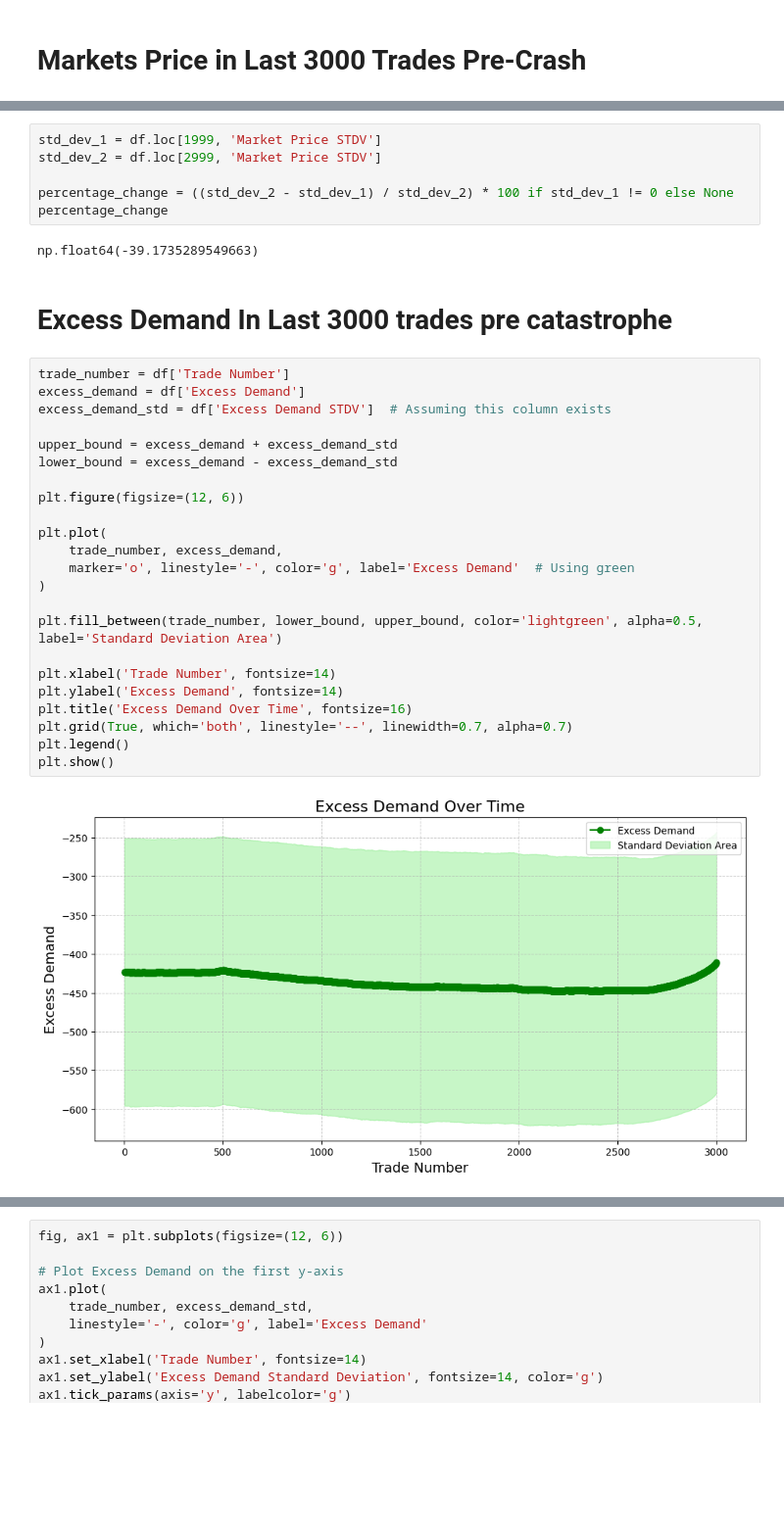
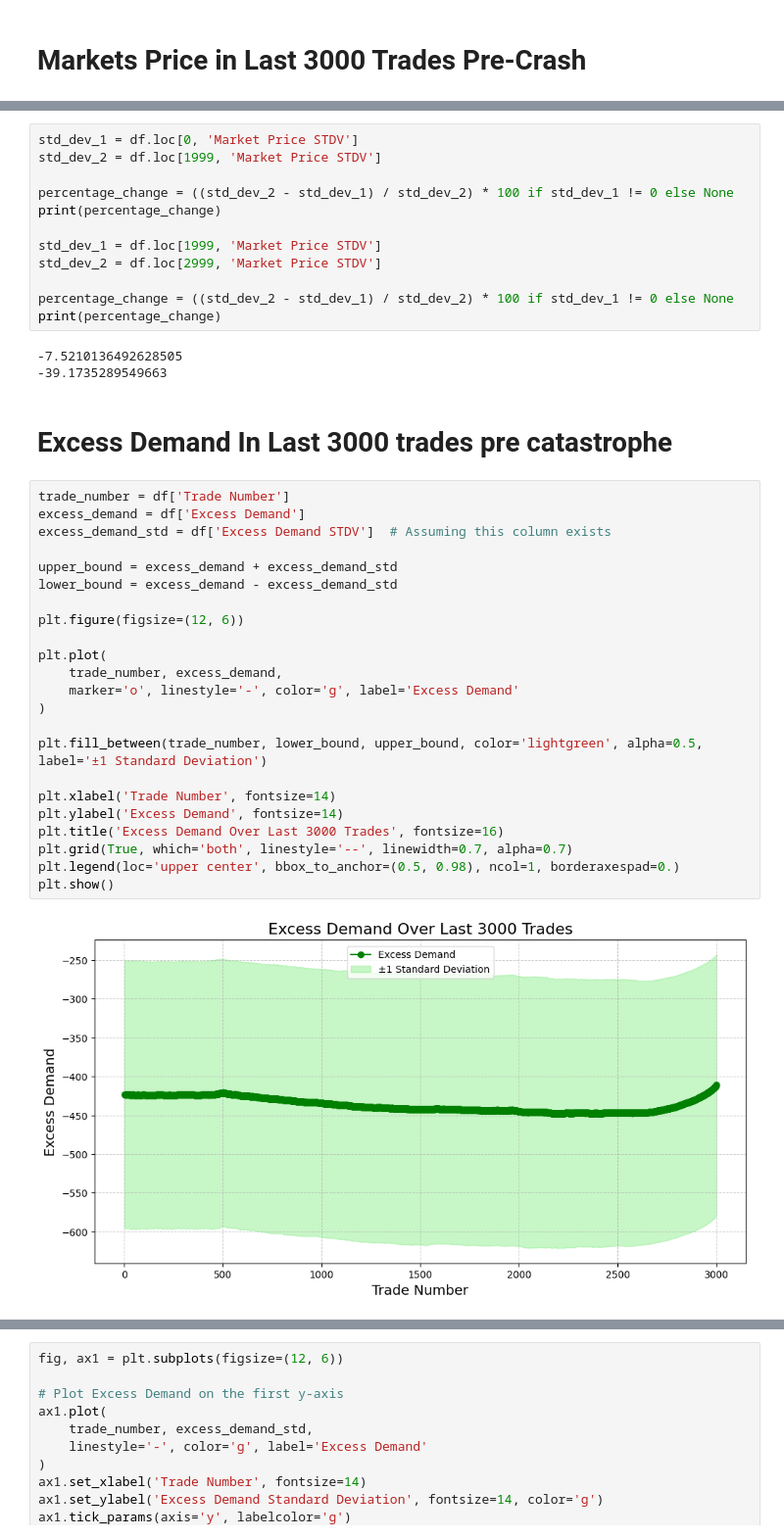
Before and after one commit to richardeli/Thesis, a Jupyter notebook: Data Analysis/Report Figures/Last_3000.ipynb, the cells around one changed output, grey strips where cells are left out. Shown at 98% size. Cells and saved outputs as stored; diff of their text form; blank space fills up the shorter version.

```diff
--- a/Data Analysis/Report Figures/Last_3000.ipynb
+++ b/Data Analysis/Report Figures/Last_3000.ipynb
@@ -176,38 +176,45 @@ plt.show()
 # %%
+std_dev_1 = df.loc[0, 'Market Price STDV']
+std_dev_2 = df.loc[1999, 'Market Price STDV']
+
+percentage_change = ((std_dev_2 - std_dev_1) / std_dev_2) * 100 if std_dev_1 != 0 else None
+print(percentage_change)
+
 std_dev_1 = df.loc[1999, 'Market Price STDV']
 std_dev_2 = df.loc[2999, 'Market Price STDV']
 
 percentage_change = ((std_dev_2 - std_dev_1) / std_dev_2) * 100 if std_dev_1 != 0 else None
-percentage_change
+print(percentage_change)
 # %% [output]
-np.float64(-39.1735289549663)
+-7.5210136492628505
+-39.1735289549663
 # %% [markdown]
 # Excess Demand In Last 3000 trades pre catastrophe
 # %%
 trade_number = df['Trade Number']
 excess_demand = df['Excess Demand']
 excess_demand_std = df['Excess Demand STDV']  # Assuming this column exists
 
 upper_bound = excess_demand + excess_demand_std
 lower_bound = excess_demand - excess_demand_std
 
 plt.figure(figsize=(12, 6))
 
 plt.plot(
     trade_number, excess_demand,
-    marker='o', linestyle='-', color='g', label='Excess Demand'  # Using green
+    marker='o', linestyle='-', color='g', label='Excess Demand'
 )
 
-plt.fill_between(trade_number, lower_bound, upper_bound, color='lightgreen', alpha=0.5, label='Standard Deviation Area')
+plt.fill_between(trade_number, lower_bound, upper_bound, color='lightgreen', alpha=0.5, label='±1 Standard Deviation')
 
 plt.xlabel('Trade Number', fontsize=14)
 plt.ylabel('Excess Demand', fontsize=14)
-plt.title('Excess Demand Over Time', fontsize=16)
+plt.title('Excess Demand Over Last 3000 Trades', fontsize=16)
 plt.grid(True, which='both', linestyle='--', linewidth=0.7, alpha=0.7)
-plt.legend()
+plt.legend(loc='upper center', bbox_to_anchor=(0.5, 0.98), ncol=1, borderaxespad=0.)
 plt.show()
 # %% [output]
-[figure, old version]
+[figure, new version]
 # %%
 plt.figure(figsize=(12, 6))
 
```
Also changed, not shown: parts of 10 cells of this notebook, 3 other files.
